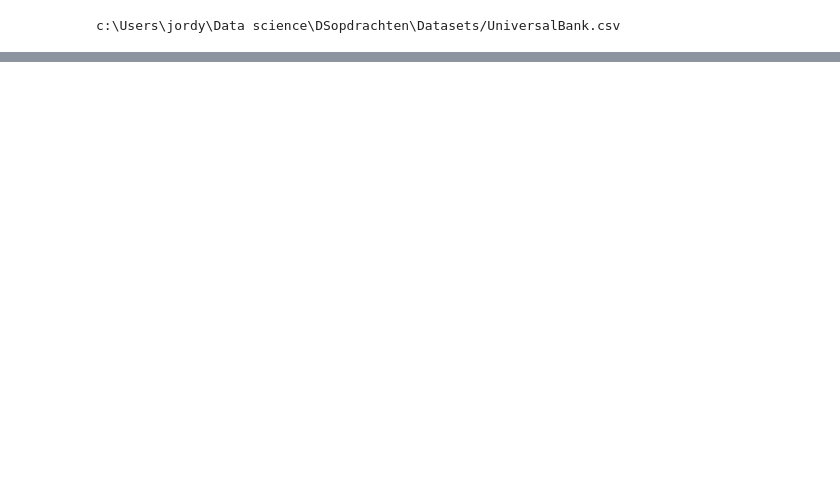
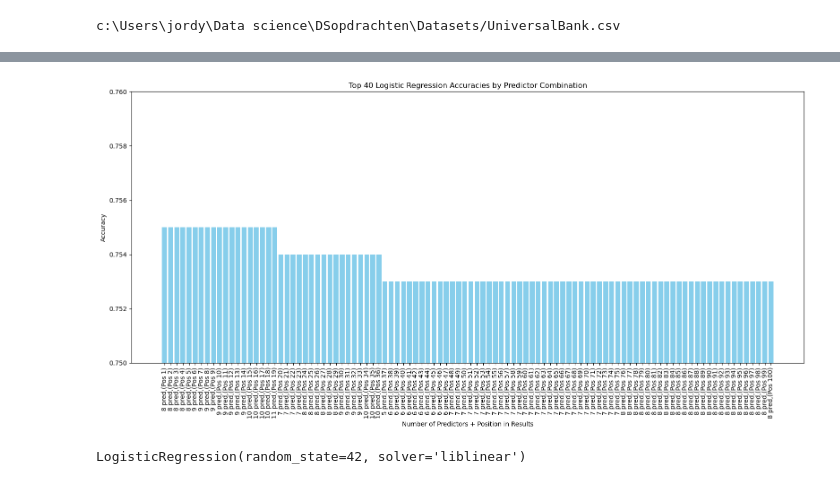
Before and after one commit to LukasMASchmitz/DSopdrachten, a Jupyter notebook: Notebooks/Logistic Regression.ipynb, the cells around one changed output, grey strips where cells are left out. Drawn from its saved outputs; the diff is of its cells as text; code cells hidden in the pictures; blank space fills up the shorter version.

```diff
--- a/Notebooks/Logistic Regression.ipynb
+++ b/Notebooks/Logistic Regression.ipynb
@@ -41,0 +49,7 @@ df_cleaned = df_dummified.drop(columns=['ID'])
+# %%
+#Now that we have our predictors and target, let's split the dataframe into test- and traindata.
+#For now I will train the model on 80% of data, this might be changed later.
+x = df_cleaned.drop(target, axis=1)
+y = df_cleaned[target]
+X_train, X_test, y_train, y_test = train_test_split(x, y, test_size=0.2, random_state=42)
+y_train = y_train.values.ravel()
@@ -41,0 +77,28 @@ df_cleaned = df_dummified.drop(columns=['ID'])
+# %%
+# Sort results by accuracy
+results.sort(key=lambda x: x['accuracy'], reverse=True)
+# %%
+# Assuming 'results' contains the outcome of your models
+# Sort results by accuracy
+results.sort(key=lambda x: x['accuracy'], reverse=True)
+# %%
+top_results = results[:100]  # Limit to the first 100 results
+
+accuracies = [result['accuracy'] for result in top_results]
+combinations_lengths = [len(result['combination']) for result in top_results]
+positions = list(range(len(top_results)))  # Position of each combination in the sorted list
+
+# Prepare x-axis labels combining the number of predictors and their position
+x_labels = [f"{combinations_lengths[i]} pred,(Pos {i+1})" for i in positions]
+# %%
+plt.figure(figsize=(16, 8))  # Set the figure size
+plt.bar(x_labels, accuracies, color='skyblue')  # Create a bar chart with skyblue color
+plt.xlabel('Number of Predictors + Position in Results')  # X-axis label
+plt.ylabel('Accuracy')  # Y-axis label
+plt.title('Top 40 Logistic Regression Accuracies by Predictor Combination')  # Graph title
+plt.ylim(0.750, 0.760)
+plt.xticks(rotation=90)  # Rotate x-axis labels to avoid overlapping
+plt.tight_layout()  # Adjust layout to make sure everything fits without clipping
+plt.show()
+# %% [output]
+[figure, added]
@@ -41,0 +108,11 @@ df_cleaned = df_dummified.drop(columns=['ID'])
+# %%
+target = ['CreditCard']
+predictors = ['Income', 'Family', 'Education', 'Mortgage', 'Personal Loan', 'Securities Account', 'CD Account, Online']
+x = df_cleaned.drop(target, axis=1)
+y = df_cleaned[target]
+X_train, X_test, y_train, y_test = train_test_split(x, y, test_size=0.2, random_state=42)
+y_train = y_train.values.ravel() #to prevent the dataconversionwarning
+model = LogisticRegression(solver='liblinear', random_state=42)
+model.fit(X_train, y_train)
+# %% [output]
+LogisticRegression(random_state=42, solver='liblinear')
```
Also changed, not shown: parts of 15 cells of this notebook.
